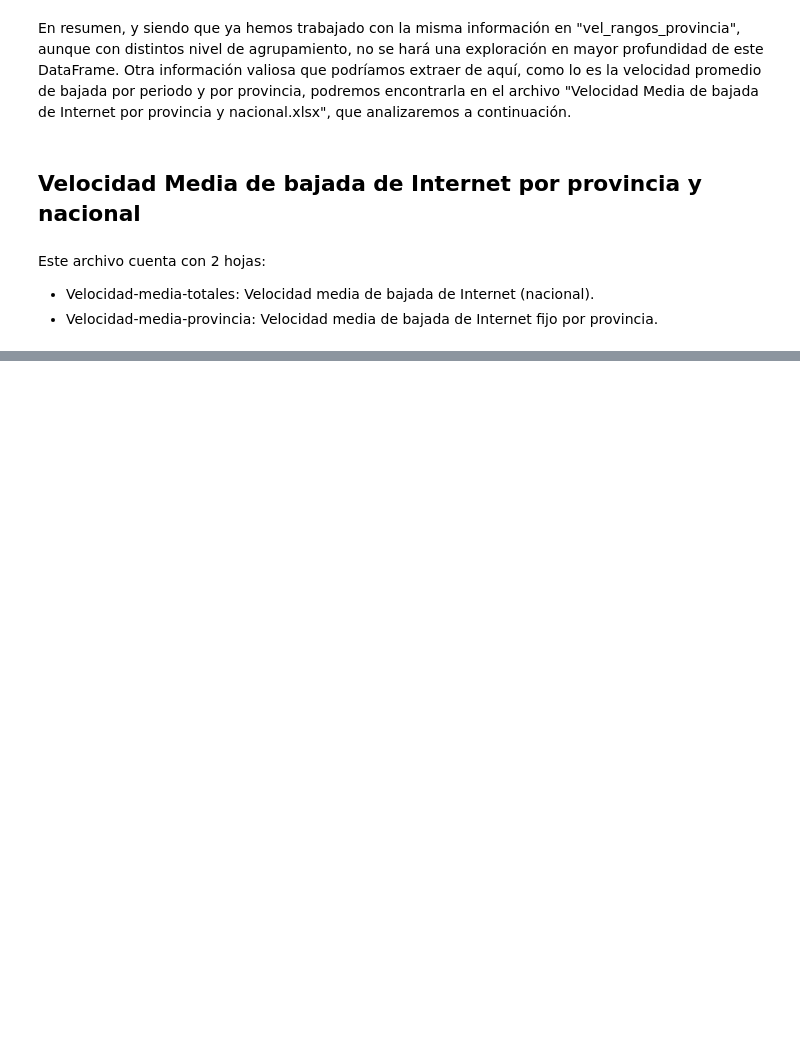
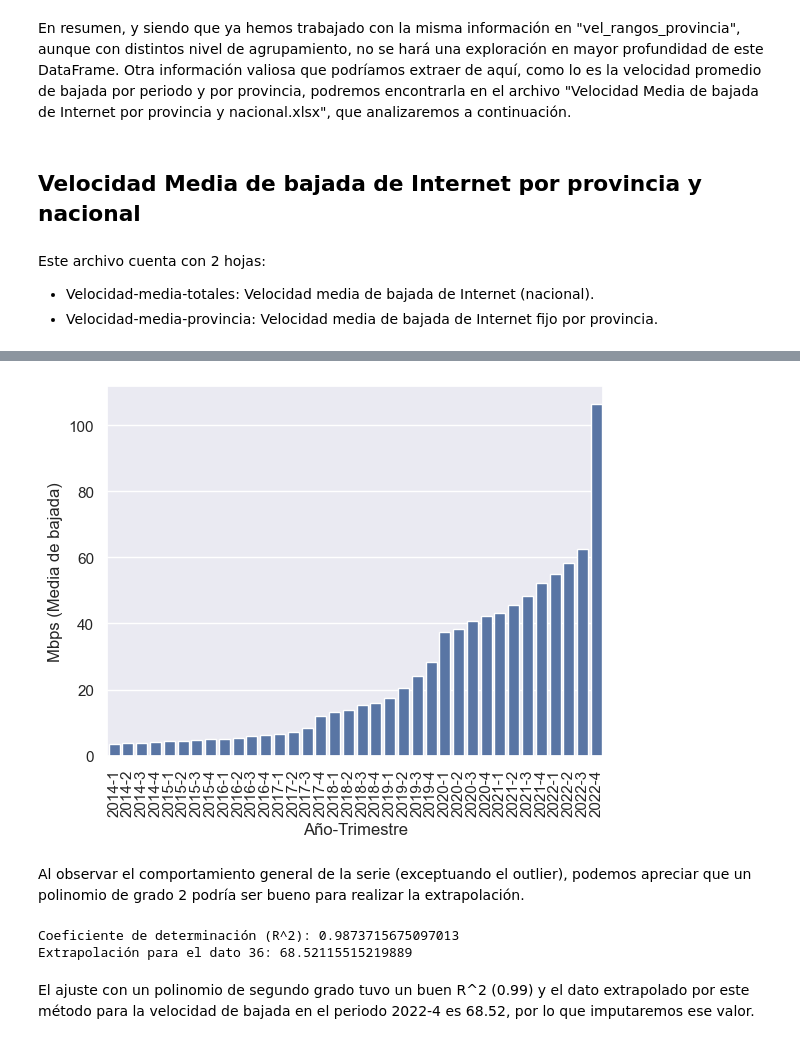
Before and after one commit to dsdrajlin/PI-DA-Telecomunicaciones, a Jupyter notebook: EDA.ipynb, the cells around one changed output, grey strips where cells are left out. Cells and saved outputs as stored; diff of their text form; code cells hidden in the pictures; blank space fills up the shorter version.

```diff
--- a/EDA.ipynb
+++ b/EDA.ipynb
@@ -1218,0 +1315,33 @@ Este archivo cuenta con 2 hojas:
+# %%
+sns.barplot(data=vel_media_totales, x="Año-Trimestre", y="Mbps (Media de bajada)")
+plt.xticks(rotation=90);
+# %% [output]
+[figure, added]
+# %% [markdown]
+Al observar el comportamiento general de la serie (exceptuando el outlier), podemos apreciar que un polinomio de grado 2 podría ser bueno para realizar la extrapolación.
+# %%
+# Definir la función de ajuste usando un polinomio de grado 2.
+def func(x, a, b, c):
+    return a * x**2 + b * x + c
+
+data = vel_media_totales.iloc[:35, :]
+
+# Ajustar la función a tus datos
+popt, _ = curve_fit(func, data.index, data['Mbps (Media de bajada)'])
+
+# Calcular los valores ajustados
+y_pred = func(data.index, *popt)
+
+# Calcular R^2
+r2 = r2_score(data['Mbps (Media de bajada)'], y_pred)
+print("Coeficiente de determinación (R^2):", r2)
+
+# Extrapolación para el dato 36
+dato_36 = func(35, *popt)
+
+print("Extrapolación para el dato 36:", dato_36)
+# %% [output]
+Coeficiente de determinación (R^2): 0.9873715675097013
+Extrapolación para el dato 36: 68.52115515219889
+# %% [markdown]
+El ajuste con un polinomio de segundo grado tuvo un buen R^2 (0.99) y el dato extrapolado por este método para la velocidad de bajada en el periodo 2022-4 es 68.52, por lo que imputaremos ese valor.
```
Also changed, not shown: parts of 65 cells of this notebook, 3 other files.
